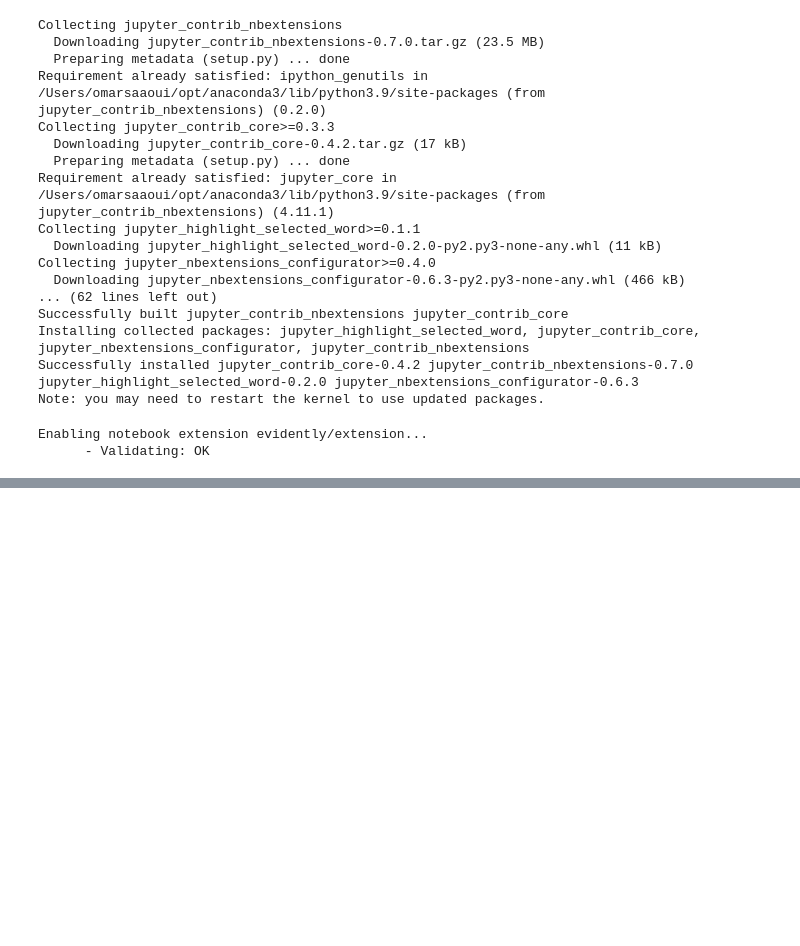
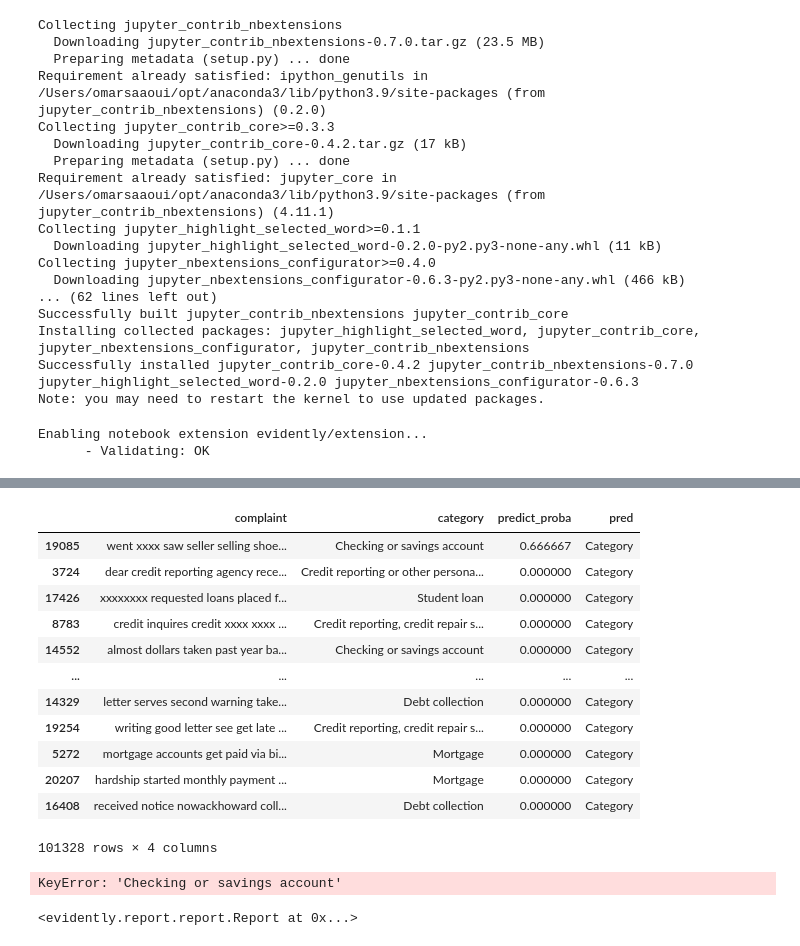
Before and after one commit to osaaoui/banking_model, a Jupyter notebook: notebooks/complaints classification dataset december.ipynb, the cells around one changed output, grey strips where cells are left out. Cells and saved outputs as stored; diff of their text form; code cells hidden in the pictures; blank space fills up the shorter version.

```diff
--- a/notebooks/complaints classification dataset december.ipynb
+++ b/notebooks/complaints classification dataset december.ipynb
@@ -591,0 +635,14 @@ with open("metrics.txt", 'w') as outfile:
+# %%
+X_trainEv, X_testEv, y_trainEv, y_testEv = train_test_split(init_data['complaint'], init_data['category'],
+                                                    test_size=0.4, random_state=42, shuffle=True)
+
+reference = pd.DataFrame({'complaint': X_trainEv, 'category': y_trainEv})
+valid = pd.DataFrame({'complaint': X_testEv, 'category': y_testEv})
+# %%
+pipeline = Pipeline(
+    [
+        ("vectorization", TfidfVectorizer(sublinear_tf=True, max_df=0.5, stop_words="english")),
+        #("classification", SGDClassifier(alpha=0.0001, max_iter=50, penalty='l1', loss='modified_huber', random_state=42))
+        ("Classification", ensemble.RandomForestClassifier(random_state=1, n_estimators=3))
+    ])
+pipeline.fit(reference['complaint'].values, reference['category'].values)
@@ -591,0 +655,6 @@ with open("metrics.txt", 'w') as outfile:
+# %%
+#reference['predict_proba'] = pipeline.predict_proba(reference['complaint'].values)[:,1]
+#valid['predict_proba'] = pipeline.predict_proba(valid['complaint'].values)[:,1]
+#Reference and current data for Multiclass classification, option 1
+reference['pred'] = pipeline.predict(reference['complaint'])
+valid['pred'] = pipeline.predict(valid['complaint'])
@@ -591,0 +676,19 @@ with open("metrics.txt", 'w') as outfile:
+# %%
+ref2= reference.copy()
+val2= valid.copy()
+# %%
+ref2
+# %% [output]
+|  | complaint | category | predict_proba | pred |
+| 19085 | went xxxx saw seller selling shoe... | Checking or savings account | 0.666667 | Category |
+| 3724 | dear credit reporting agency rece... | Credit reporting or other persona... | 0.000000 | Category |
+| 17426 | xxxxxxxx requested loans placed f... | Student loan | 0.000000 | Category |
+| 8783 | credit inquires credit xxxx xxxx ... | Credit reporting, credit repair s... | 0.000000 | Category |
+| 14552 | almost dollars taken past year ba... | Checking or savings account | 0.000000 | Category |
+| ... | ... | ... | ... | ... |
+| 14329 | letter serves second warning take... | Debt collection | 0.000000 | Category |
+| 19254 | writing good letter see get late ... | Credit reporting, credit repair s... | 0.000000 | Category |
+| 5272 | mortgage accounts get paid via bi... | Mortgage | 0.000000 | Category |
+| 20207 | hardship started monthly payment ... | Mortgage | 0.000000 | Category |
+| 16408 | received notice nowackhoward coll... | Debt collection | 0.000000 | Category |
+101328 rows × 4 columns
@@ -591,0 +716,11 @@ with open("metrics.txt", 'w') as outfile:
+# %%
+classification_report = Report(metrics=[
+    ClassificationConfusionMatrix(),
+    ClassificationQualityByClass(),
+])
+
+classification_report.run(reference_data=ref2, current_data=val2,column_mapping=column_mapping)
+classification_report
+# %% [output]
+KeyError: 'Checking or savings account'
+<evidently.report.report.Report at 0x...>
```
Also changed, not shown: parts of 32 cells of this notebook, 6 other files.
